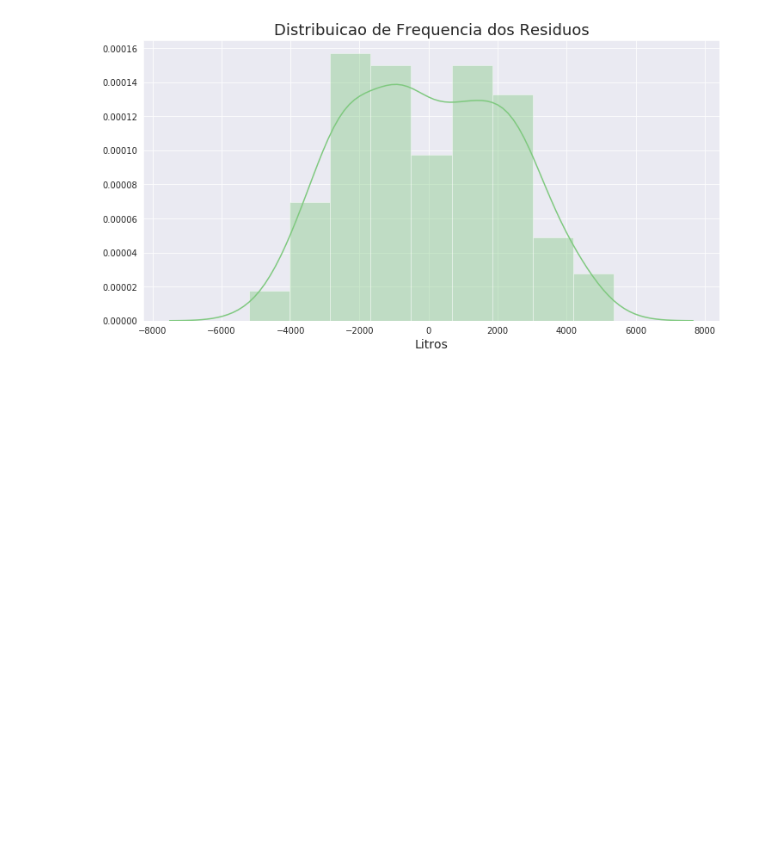
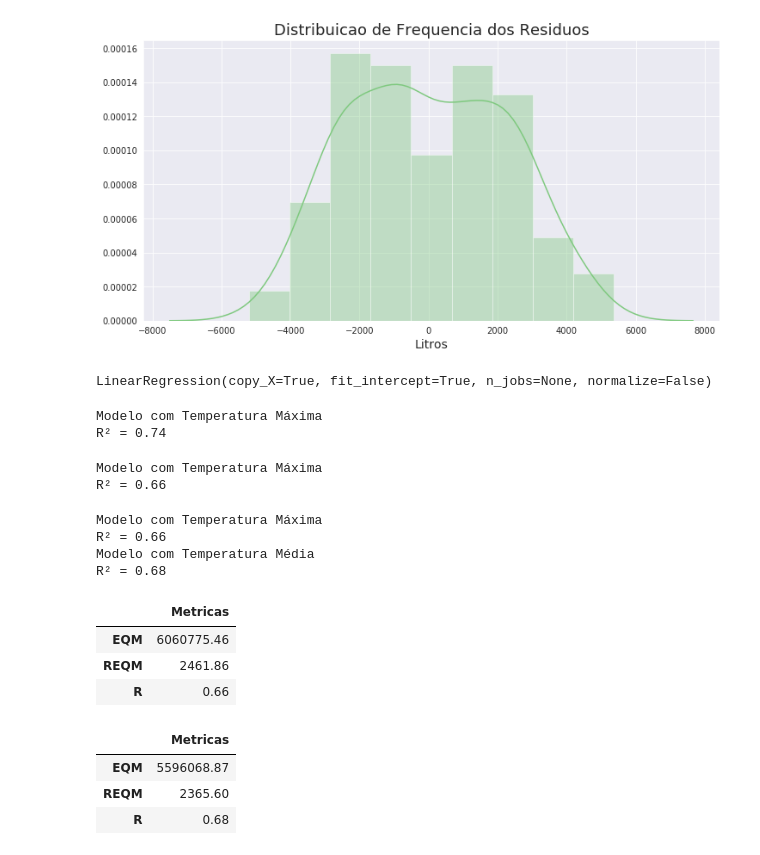
Before and after one commit to ramonfsk/machineLearning, a Jupyter notebook: regressaoLinear.ipynb, the cells around one changed output. Cells and saved outputs as stored; diff of their text form; code cells hidden in the pictures; blank space fills up the shorter version.

```diff
--- a/regressaoLinear.ipynb
+++ b/regressaoLinear.ipynb
@@ -253,3 +253,57 @@ ax
 # %% [output]
 <matplotlib.axes._subplots.AxesSubplot at 0x...>
 [figure]
+# %%
+x2 = dados[['temp_media', 'chuva', 'fds']]
+x2_train, x2_test, y2_train, y2_test = train_test_split(x2, y, test_size=0.3, random_state=2811)
+modelo_2 = LinearRegression()
+modelo_2.fit(x2_train, y2_train)
+# %% [output]
+LinearRegression(copy_X=True, fit_intercept=True, n_jobs=None, normalize=False)
+# %%
+print('Modelo com Temperatura Máxima')
+print('R² = {}'.format(modelo.score(x_train, y_train).round(2)))
+# %% [output]
+Modelo com Temperatura Máxima
+R² = 0.74
+# %%
+print('Modelo com Temperatura Máxima')
+print('R² = {}'.format(modelo_2.score(x2_train, y2_train).round(2)))
+# %% [output]
+Modelo com Temperatura Máxima
+R² = 0.66
+# %%
+y_previsto = modelo.predict(x_test)
+y2_previsto = modelo_2.predict(x2_test)
+# %%
+print('Modelo com Temperatura Máxima')
+print('R² = {}'.format(metrics.r2_score(y2_test, y2_previsto).round(2)))
+print('Modelo com Temperatura Média')
+print('R² = {}'.format(metrics.r2_score(y_test, y_previsto).round(2)))
+# %% [output]
+Modelo com Temperatura Máxima
+R² = 0.66
+Modelo com Temperatura Média
+R² = 0.68
+# %%
+EQM_2 = metrics.mean_squared_error(y2_test, y2_previsto).round(2)
+REQM_2 = np.sqrt(metrics.mean_squared_error(y2_test, y2_previsto)).round(2)
+R2_2 = metrics.r2_score(y2_test, y2_previsto).round(2)
+
+pd.DataFrame([EQM_2, REQM_2, R2_2], ['EQM', 'REQM', 'R'], columns=['Metricas'])
+# %% [output]
+|  | Metricas |
+| EQM | 6060775.46 |
+| REQM | 2461.86 |
+| R | 0.66 |
+# %%
+EQM = metrics.mean_squared_error(y_test, y_previsto).round(2)
+REQM = np.sqrt(metrics.mean_squared_error(y_test, y_previsto)).round(2)
+R2 = metrics.r2_score(y_test, y_previsto).round(2)
+
+pd.DataFrame([EQM, REQM, R2], ['EQM', 'REQM', 'R'], columns=['Metricas'])
+# %% [output]
+|  | Metricas |
+| EQM | 5596068.87 |
+| REQM | 2365.60 |
+| R | 0.68 |
```
Also changed, not shown: parts of 5 cells of this notebook.
